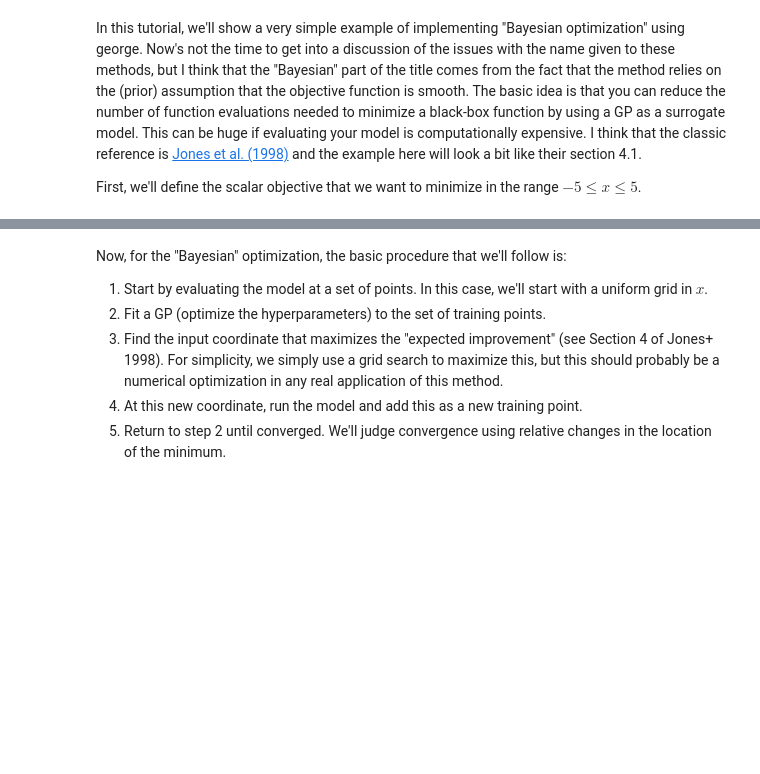
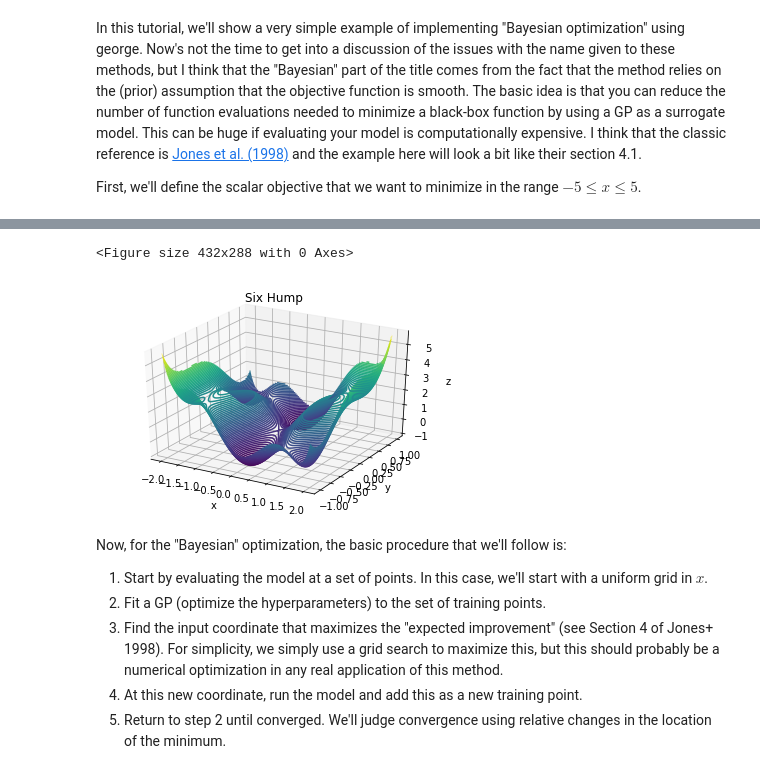
Before and after one commit to Dzeiberg/Research, a Jupyter notebook: notebooks/bayesopt.ipynb, the cells around one changed output, grey strips where cells are left out. Cells and saved outputs as stored; diff of their text form; code cells hidden in the pictures; blank space fills up the shorter version.

```diff
--- a/notebooks/bayesopt.ipynb
+++ b/notebooks/bayesopt.ipynb
@@ -38,8 +38,8 @@ def objective(X,y):
     return (4 - 2.1*X**2 + X**4/3)*X**2 + X * Y + (-4 + 4*Y**2) * Y**2
 # %%
 
-x = np.linspace(-3, 3, 100)
-y = np.linspace(-2, 2, 100)
+x = np.linspace(-2, 2, 100)
+y = np.linspace(-1, 1, 100)
 X, Y = np.meshgrid(x, y)
 Z = objective(X, Y)
 # %%
@@ -53,14 +69,16 @@ Z.shape
 # %%
-# plt.clf()
-# fig = plt.figure()
-# ax = fig.gca(projection='3d')
-# ax.contour3D(X, Y, Z,100, cmap='viridis')
-# ax.set_xlabel('x')
-# ax.set_ylabel('y')
-# ax.set_zlabel('z')
-# plt.title("Six Hump")
-# # ax.plot(searchSpace[:,0], searchSpace[:,1], obj, label='Six Hump')
-# plt.show()
+plt.clf()
+fig = plt.figure()
+ax = fig.gca(projection='3d')
+ax.contour3D(X, Y, Z,100, cmap='viridis')
+ax.set_xlabel('x')
+ax.set_ylabel('y')
+ax.set_zlabel('z')
+plt.title("Six Hump")
+plt.show()
+# %% [output]
+<Figure size 432x288 with 0 Axes>
+[figure, added]
 # %% [markdown]
 Now, for the "Bayesian" optimization, the basic procedure that we'll follow is:
 
```
Also changed, not shown: parts of 7 cells of this notebook.
